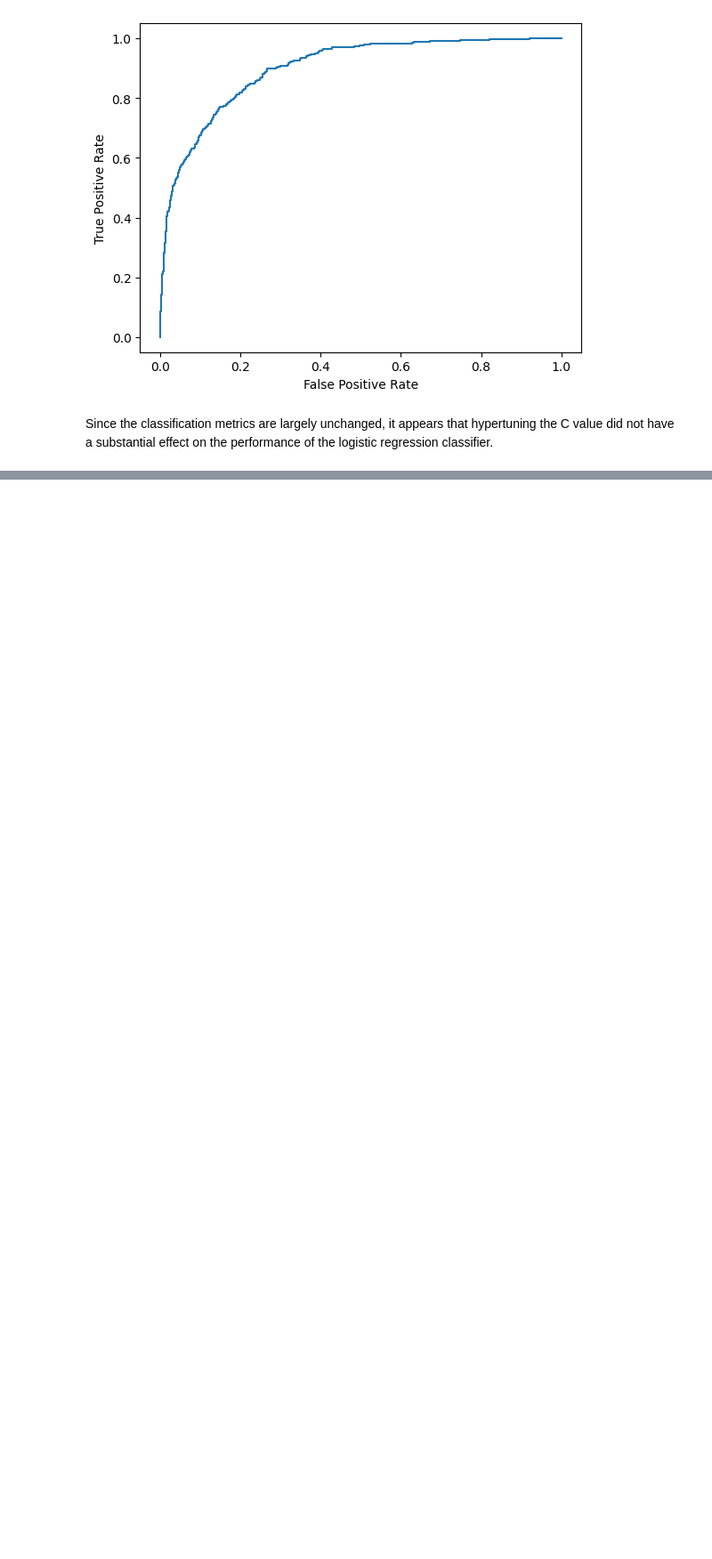
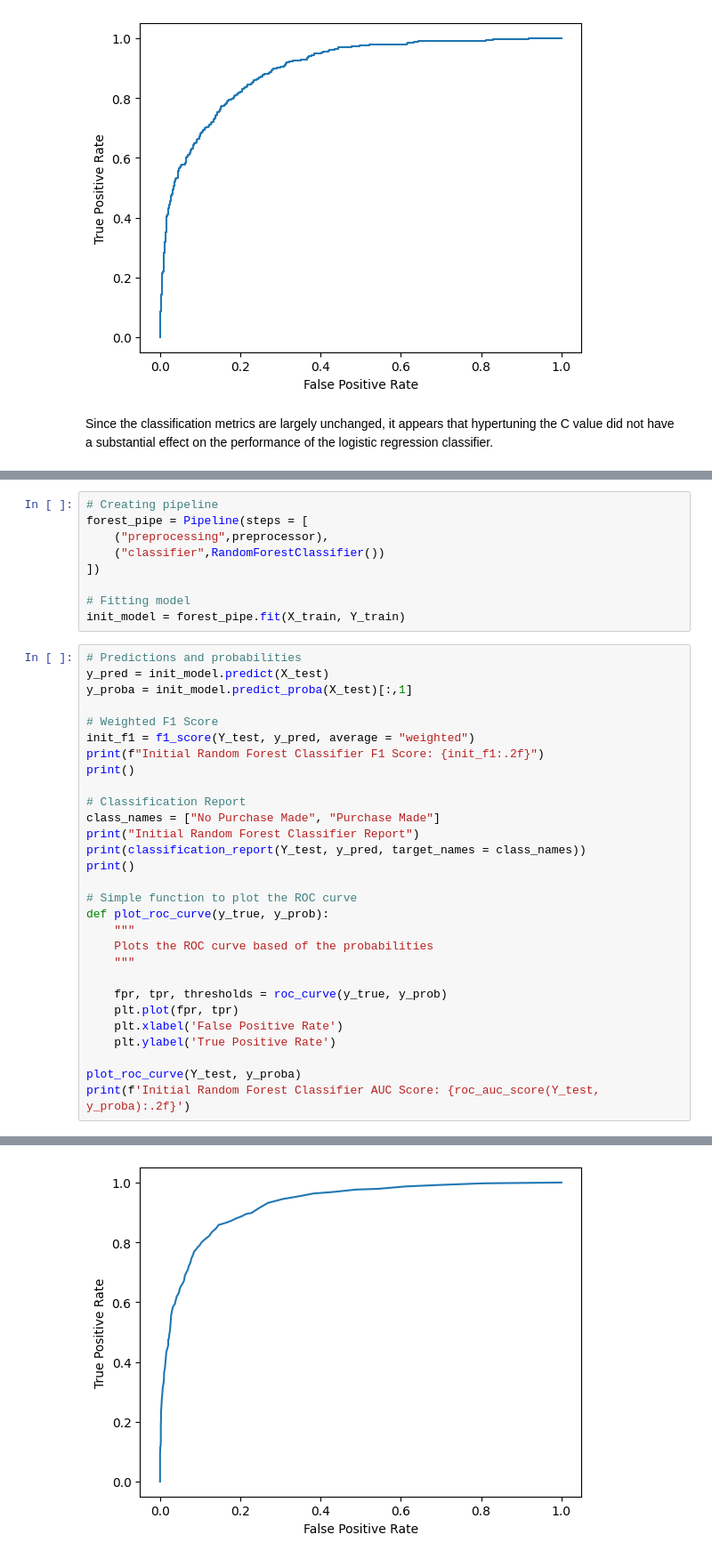
Before and after one commit to jacksonSmall/Shopper-Behavior-Analysis, a Jupyter notebook: model_tuning.ipynb, the cells around one changed output, grey strips where cells are left out. Shown at 89% size. Drawn from its saved outputs; the diff is of its cells as text; blank space fills up the shorter version.

Commit message:
Added RFC_Predictor & Updated model_tuning
be careful with rerunning, my model tuning took over an hour

```diff
--- a/model_tuning.ipynb
+++ b/model_tuning.ipynb
@@ -437,0 +450,39 @@ Since the classification metrics are largely unchanged, it appears that hypertun
+# %%
+# Creating pipeline
+forest_pipe = Pipeline(steps = [
+    ("preprocessing",preprocessor),
+    ("classifier",RandomForestClassifier())
+])
+
+# Fitting model
+init_model = forest_pipe.fit(X_train, Y_train)
+# %%
+# Predictions and probabilities
+y_pred = init_model.predict(X_test)
+y_proba = init_model.predict_proba(X_test)[:,1]
+
+# Weighted F1 Score
+init_f1 = f1_score(Y_test, y_pred, average = "weighted")
+print(f"Initial Random Forest Classifier F1 Score: {init_f1:.2f}")
+print()
+
+# Classification Report
+class_names = ["No Purchase Made", "Purchase Made"]
+print("Initial Random Forest Classifier Report")
+print(classification_report(Y_test, y_pred, target_names = class_names))
+print()
+
+# Simple function to plot the ROC curve
+def plot_roc_curve(y_true, y_prob):
+    """
+    Plots the ROC curve based of the probabilities
+    """
+
+    fpr, tpr, thresholds = roc_curve(y_true, y_prob)
+    plt.plot(fpr, tpr)
+    plt.xlabel('False Positive Rate')
+    plt.ylabel('True Positive Rate')
+
+plot_roc_curve(Y_test, y_proba)
+print(f'Initial Random Forest Classifier AUC Score: {roc_auc_score(Y_test, y_proba):.2f}')
+# %% [output]
@@ -437,0 +503 @@ Since the classification metrics are largely unchanged, it appears that hypertun
+[figure, added]
```
Also changed, not shown: parts of 17 cells of this notebook, 1 other file.
